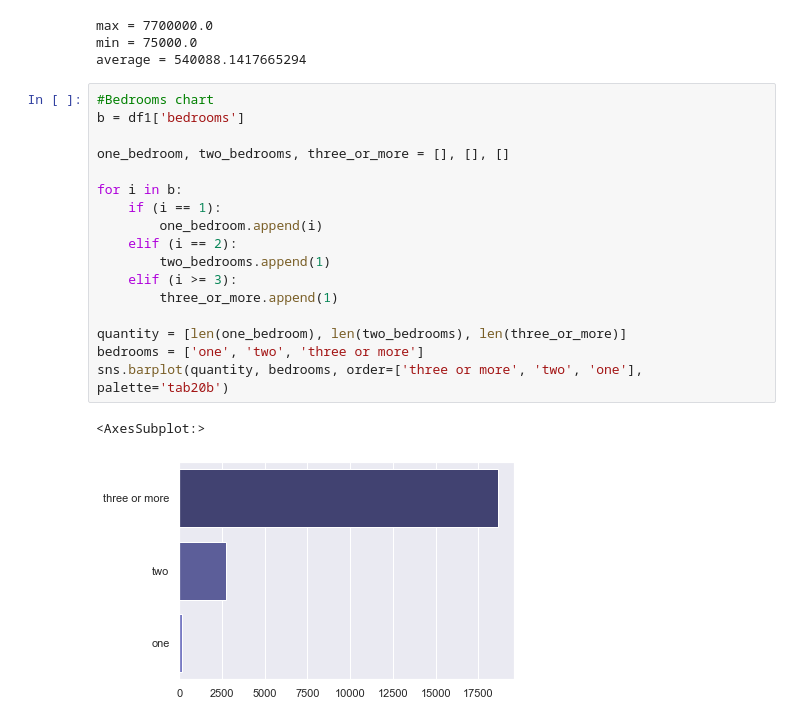
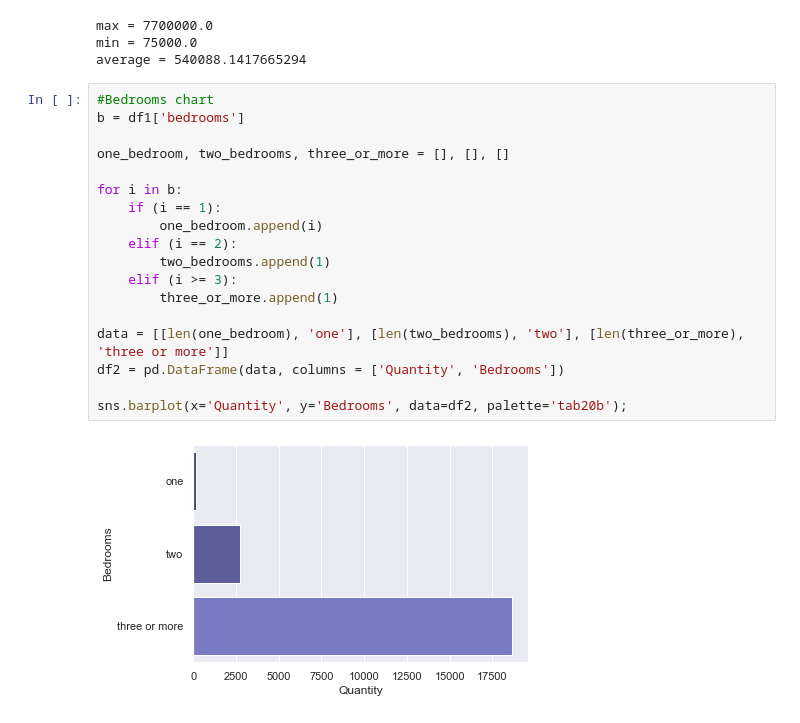
Before and after one commit to Arrinch/eda, a Jupyter notebook: homes.ipynb, the cells around one changed output. Cells and saved outputs as stored; diff of their text form.

```diff
--- a/homes.ipynb
+++ b/homes.ipynb
@@ -24,23 +24,23 @@ average = 540088.1417665294
 # %%
 #Bedrooms chart
 b = df1['bedrooms']
 
 one_bedroom, two_bedrooms, three_or_more = [], [], []
 
 for i in b:
     if (i == 1):
         one_bedroom.append(i)
     elif (i == 2):
         two_bedrooms.append(1)
     elif (i >= 3):
         three_or_more.append(1)
 
-quantity = [len(one_bedroom), len(two_bedrooms), len(three_or_more)]
-bedrooms = ['one', 'two', 'three or more']
-sns.barplot(quantity, bedrooms, order=['three or more', 'two', 'one'], palette='tab20b')
+data = [[len(one_bedroom), 'one'], [len(two_bedrooms), 'two'], [len(three_or_more), 'three or more']]
+df2 = pd.DataFrame(data, columns = ['Quantity', 'Bedrooms'])
+
+sns.barplot(x='Quantity', y='Bedrooms', data=df2, palette='tab20b');
 # %% [output]
-<AxesSubplot:>
-[figure, old version]
+[figure, new version]
 # %%
 #Floors chart
 f = df1['floors']
```
Also changed, not shown: parts of 2 cells of this notebook.
